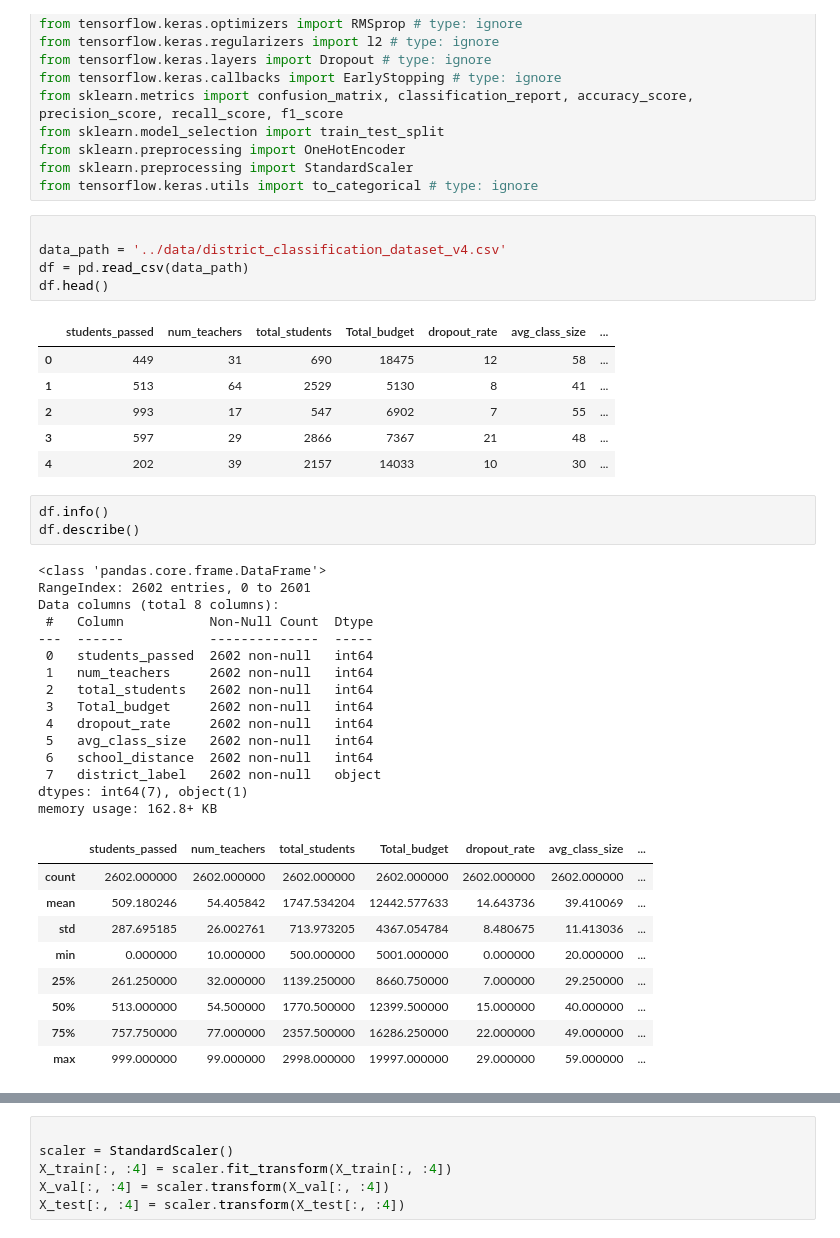
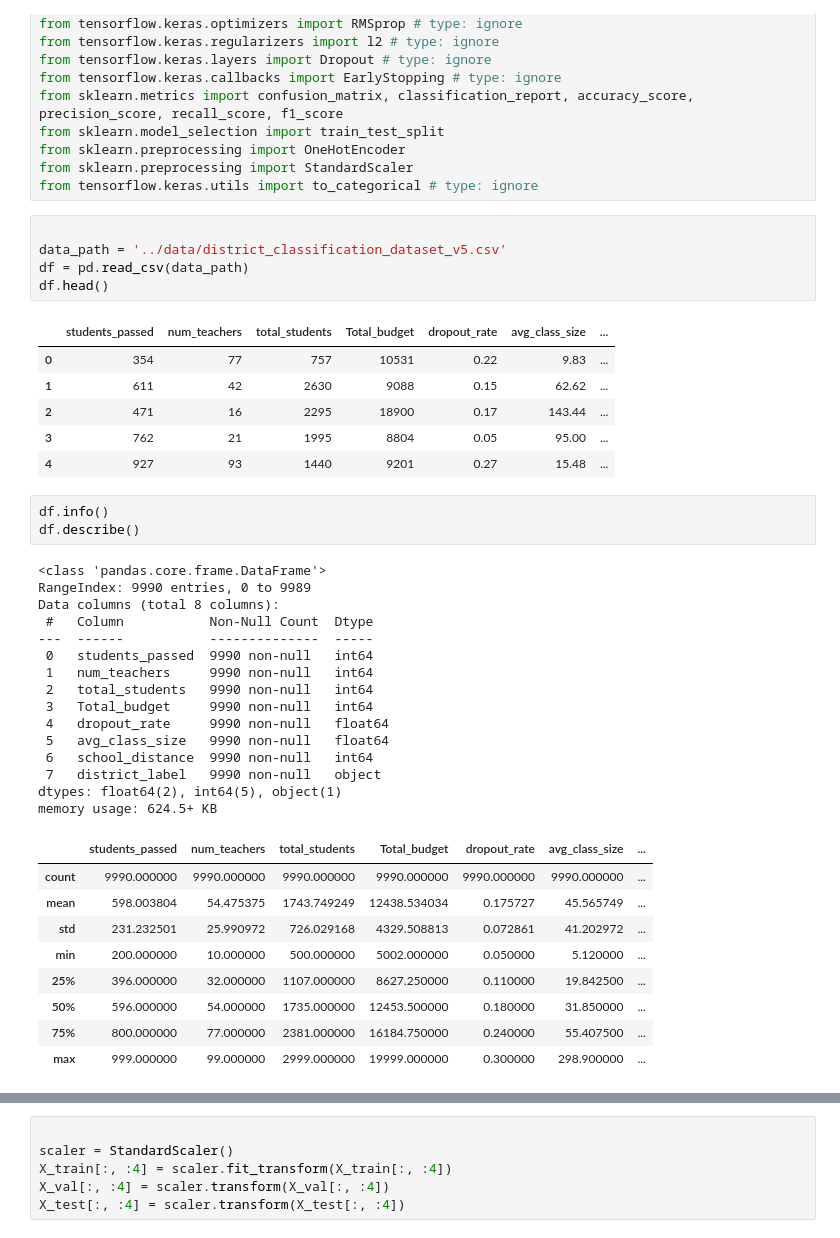
Before and after one commit to kennyg37/eduPred, a Jupyter notebook: notebook/edu_predict.ipynb, the cells around one changed output, grey strips where cells are left out. Drawn from its saved outputs; the diff is of its cells as text.

```diff
--- a/notebook/edu_predict.ipynb
+++ b/notebook/edu_predict.ipynb
@@ -17,41 +17,41 @@ from sklearn.preprocessing import StandardScaler
 from tensorflow.keras.utils import to_categorical # type: ignore
 # %%
 
-data_path = '../data/district_classification_dataset_v4.csv'
+data_path = '../data/district_classification_dataset_v5.csv'
 df = pd.read_csv(data_path)
 df.head()
 # %% [output]
 |  | students_passed | num_teachers | total_students | Total_budget | dropout_rate | avg_class_size | ... |
-| 0 | 449 | 31 | 690 | 18475 | 12 | 58 | ... |
-| 1 | 513 | 64 | 2529 | 5130 | 8 | 41 | ... |
-| 2 | 993 | 17 | 547 | 6902 | 7 | 55 | ... |
-| 3 | 597 | 29 | 2866 | 7367 | 21 | 48 | ... |
-| 4 | 202 | 39 | 2157 | 14033 | 10 | 30 | ... |
+| 0 | 354 | 77 | 757 | 10531 | 0.22 | 9.83 | ... |
+| 1 | 611 | 42 | 2630 | 9088 | 0.15 | 62.62 | ... |
+| 2 | 471 | 16 | 2295 | 18900 | 0.17 | 143.44 | ... |
+| 3 | 762 | 21 | 1995 | 8804 | 0.05 | 95.00 | ... |
+| 4 | 927 | 93 | 1440 | 9201 | 0.27 | 15.48 | ... |
 # %%
 df.info()
 df.describe()
 # %% [output]
 <class 'pandas.core.frame.DataFrame'>
-RangeIndex: 2602 entries, 0 to 2601
+RangeIndex: 9990 entries, 0 to 9989
 Data columns (total 8 columns):
  #   Column           Non-Null Count  Dtype
 ---  ------           --------------  -----
- 0   students_passed  2602 non-null   int64
- 1   num_teachers     2602 non-null   int64
- 2   total_students   2602 non-null   int64
- 3   Total_budget     2602 non-null   int64
- 4   dropout_rate     2602 non-null   int64
- 5   avg_class_size   2602 non-null   int64
- 6   school_distance  2602 non-null   int64
- 7   district_label   2602 non-null   object
-dtypes: int64(7), object(1)
-memory usage: 162.8+ KB
+ 0   students_passed  9990 non-null   int64
+ 1   num_teachers     9990 non-null   int64
+ 2   total_students   9990 non-null   int64
+ 3   Total_budget     9990 non-null   int64
+ 4   dropout_rate     9990 non-null   float64
+ 5   avg_class_size   9990 non-null   float64
+ 6   school_distance  9990 non-null   int64
+ 7   district_label   9990 non-null   object
+dtypes: float64(2), int64(5), object(1)
+memory usage: 624.5+ KB
 |  | students_passed | num_teachers | total_students | Total_budget | dropout_rate | avg_class_size | ... |
-| count | 2602.000000 | 2602.000000 | 2602.000000 | 2602.000000 | 2602.000000 | 2602.000000 | ... |
-| mean | 509.180246 | 54.405842 | 1747.534204 | 12442.577633 | 14.643736 | 39.410069 | ... |
-| std | 287.695185 | 26.002761 | 713.973205 | 4367.054784 | 8.480675 | 11.413036 | ... |
-| min | 0.000000 | 10.000000 | 500.000000 | 5001.000000 | 0.000000 | 20.000000 | ... |
-| 25% | 261.250000 | 32.000000 | 1139.250000 | 8660.750000 | 7.000000 | 29.250000 | ... |
-| 50% | 513.000000 | 54.500000 | 1770.500000 | 12399.500000 | 15.000000 | 40.000000 | ... |
-| 75% | 757.750000 | 77.000000 | 2357.500000 | 16286.250000 | 22.000000 | 49.000000 | ... |
-| max | 999.000000 | 99.000000 | 2998.000000 | 19997.000000 | 29.000000 | 59.000000 | ... |
+| count | 9990.000000 | 9990.000000 | 9990.000000 | 9990.000000 | 9990.000000 | 9990.000000 | ... |
+| mean | 598.003804 | 54.475375 | 1743.749249 | 12438.534034 | 0.175727 | 45.565749 | ... |
+| std | 231.232501 | 25.990972 | 726.029168 | 4329.508813 | 0.072861 | 41.202972 | ... |
+| min | 200.000000 | 10.000000 | 500.000000 | 5002.000000 | 0.050000 | 5.120000 | ... |
+| 25% | 396.000000 | 32.000000 | 1107.000000 | 8627.250000 | 0.110000 | 19.842500 | ... |
+| 50% | 596.000000 | 54.000000 | 1735.000000 | 12453.500000 | 0.180000 | 31.850000 | ... |
+| 75% | 800.000000 | 77.000000 | 2381.000000 | 16184.750000 | 0.240000 | 55.407500 | ... |
+| max | 999.000000 | 99.000000 | 2999.000000 | 19999.000000 | 0.300000 | 298.900000 | ... |
```
Also changed, not shown: parts of 9 cells of this notebook, 14 other files.
